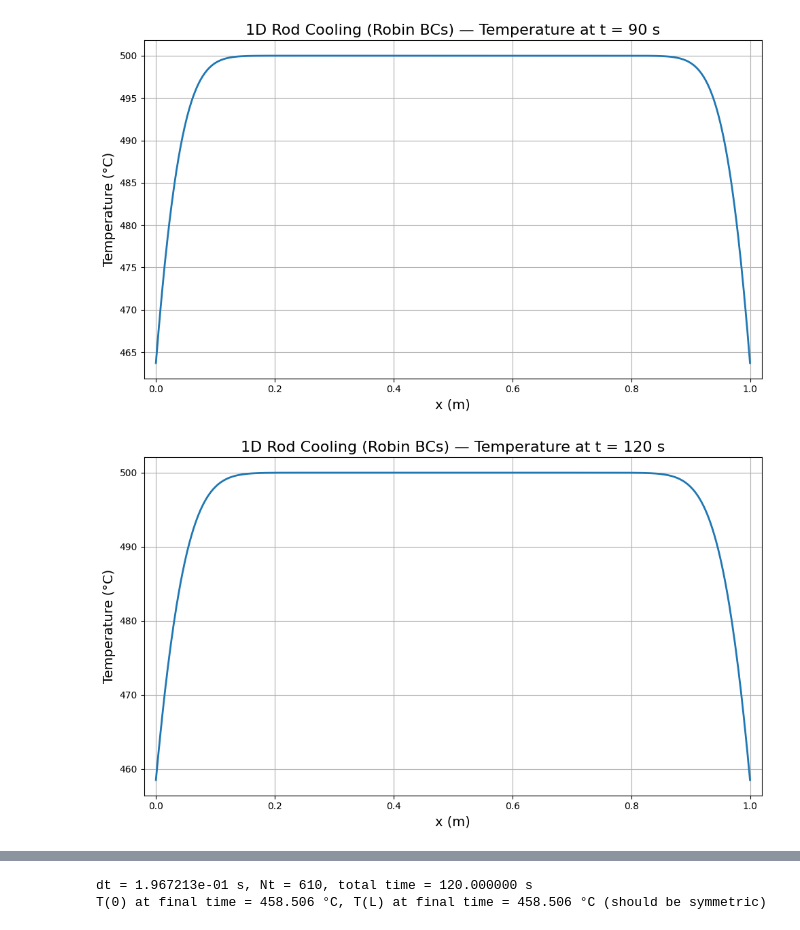
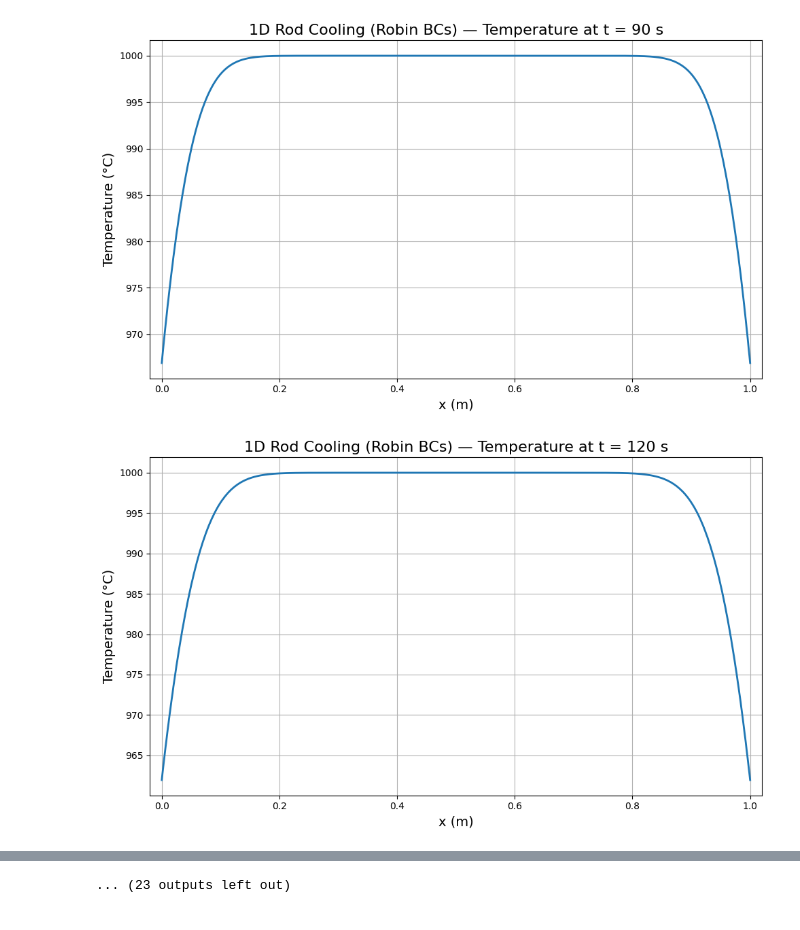
Before and after one commit to max-dev-eng/ResearchPaperRepository, a Jupyter notebook: Fig_1.ipynb, the cells around one changed output, grey strips where cells are left out. Drawn from its saved outputs; the diff is of its cells as text; code cells hidden in the pictures.

```diff
--- a/Fig_1.ipynb
+++ b/Fig_1.ipynb
@@ -18,10 +18,10 @@ Nx = 401                      # increase for smoother boundary layers
 x = np.linspace(0, L, Nx)
 dx = x[1] - x[0]
 
-# ---- Carbon-ceramic representative constants (kept constant for symmetry) ----
-rho = 2100.0                  # kg/m^3
-cp  = 1000.0                  # J/(kg·K)
-k   = 30.0                    # W/(m·K)  (constant -> symmetric)
+# ---- Carbon-carbon composite representative constants (kept constant for symmetry) ----
+rho = 1780.0                  # kg/m^3
+cp  = 2218.0                  # J/(kg·K)
+k   = 86.3                    # W/(m·K)  (constant -> symmetric)
 alpha = k / (rho * cp)
 
 # ---- Convection (Robin) ----
@@ -29,11 +29,11 @@ T_inf = 23.0                  # °C ambient
 h = 60.0                      # W/(m^2·K)
 
 # ---- Initial condition (hotter than ambient) ----
-T0 = 500.0                    # °C
+T0 = 1000.0                    # °C
 T = np.full(Nx, T0, dtype=float)
 
 # ---- Times to save ----
-save_times = [0, 30, 60, 90, 120]  # seconds
+save_times = [0, 30, 60, 90, 120, 150, 180, 210, 240, 270, 300, 330, 360, 390, 420, 450, 480, 510, 540, 570, 600, 630, 660, 690, 720, 750, 780, 810, 840, 870, 900, 930, 960, 990]  # seconds
 t_end = max(save_times)
 
 # ---- Stability (explicit FTCS): r = alpha*dt/dx^2 <= 0.5 (use safety) ----
@@ -86,5 +86,5 @@ for ts in save_times:
     plt.show()
 
 print(f"dt = {dt:.6e} s, Nt = {Nt}, total time = {Nt*dt:.6f} s")
-print(f"T(0) at final time = {T[0]:.3f} °C, T(L) at final time = {T[-1]:.3f} °C (should be symmetric)")t
+print(f"T(0) at final time = {T[0]:.3f} °C, T(L) at final time = {T[-1]:.3f} °C (should be symmetric)")
 # %% [output]
@@ -94,2 +94,2 @@ print(f"T(0) at final time = {T[0]:.3f} °C, T(L) at final time = {T[-1]:.3f} °
-[figure, old version]
+[figure, new version]
-[figure, old version]
+[figure, new version]
@@ -96,2 +103 @@ print(f"T(0) at final time = {T[0]:.3f} °C, T(L) at final time = {T[-1]:.3f} °
-dt = 1.967213e-01 s, Nt = 610, total time = 120.000000 s
-T(0) at final time = 458.506 °C, T(L) at final time = 458.506 °C (should be symmetric)
+... (23 outputs left out)
```
Also changed, not shown: parts of 2 cells of this notebook.
